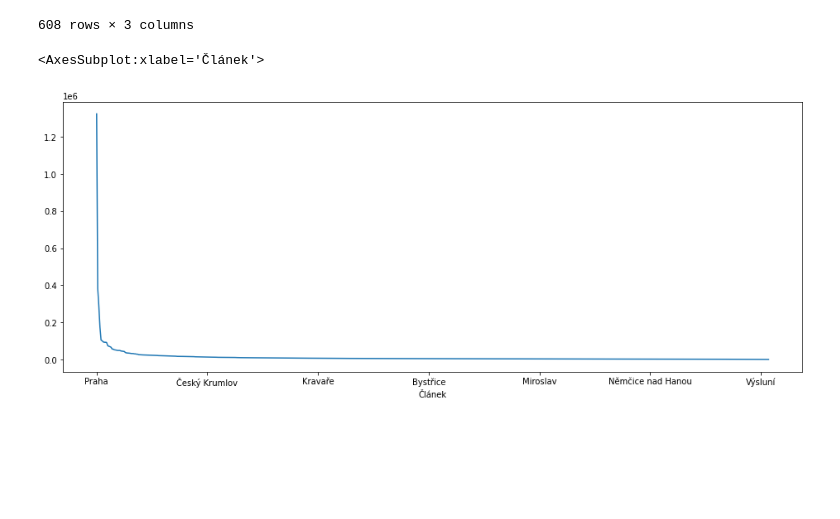
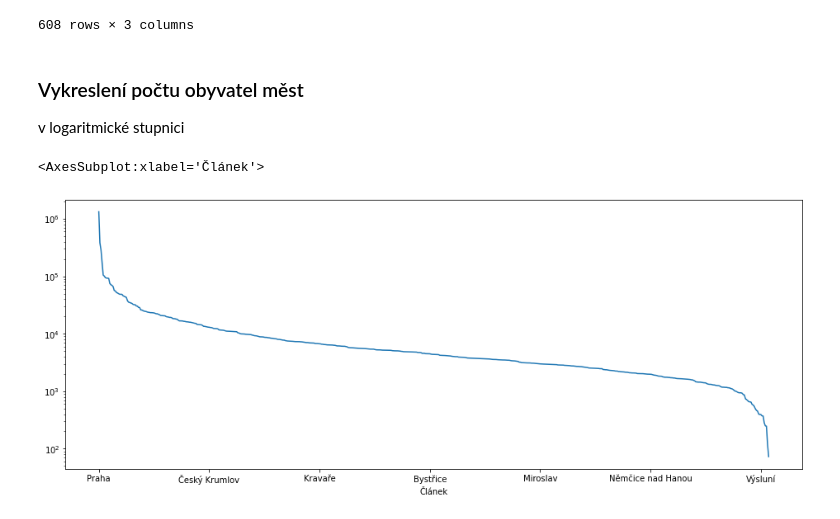
Before and after one commit to matr01/jupyter-hello, a Jupyter notebook: hello-pandas.ipynb, the cells around one changed output. Saved outputs shown, nothing was run; the diff lists cells and outputs as text; code cells hidden in the pictures; blank space fills up the shorter version.

Commit message:
pandas, matplotlib - log scale, histogram

```diff
--- a/hello-pandas.ipynb
+++ b/hello-pandas.ipynb
@@ -28,8 +35,12 @@ mesta
 | Loučná pod Klínovcem | 121 | 2089 | okres Chomutov |
 | Přebuz | 73 | 2979 | okres Sokolov |
 608 rows × 3 columns
+# %% [markdown]
+### Vykreslení počtu obyvatel měst
+
+v logaritmické stupnici
 # %%
-mesta['Počet obyvatel'].plot(figsize=(16,6))
+mesta['Počet obyvatel'].plot(figsize=(16,6),logy=True)
 # %% [output]
 <AxesSubplot:xlabel='Článek'>
-[figure, old version]
+[figure, new version]
```
Also changed, not shown: parts of 5 cells of this notebook.
